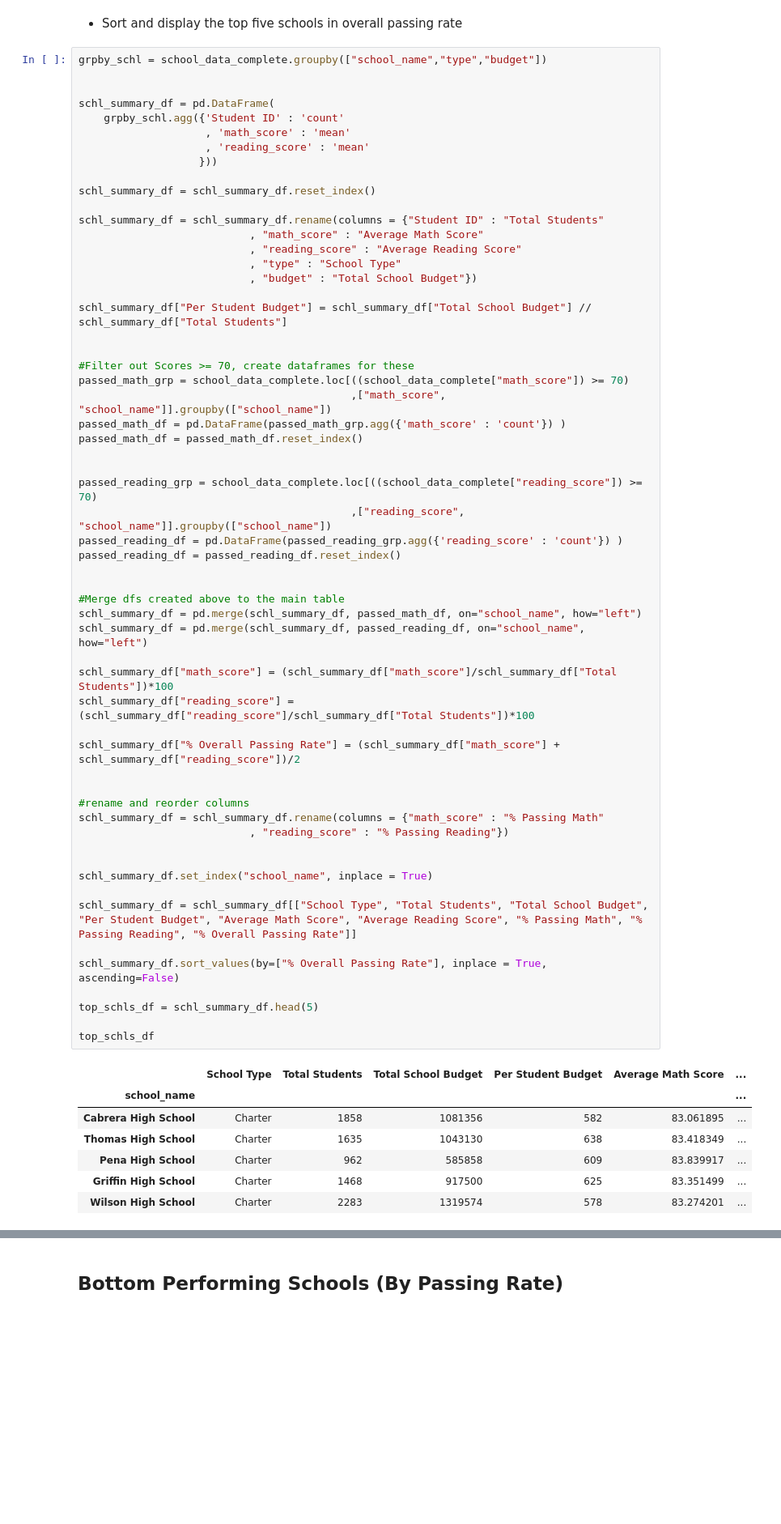
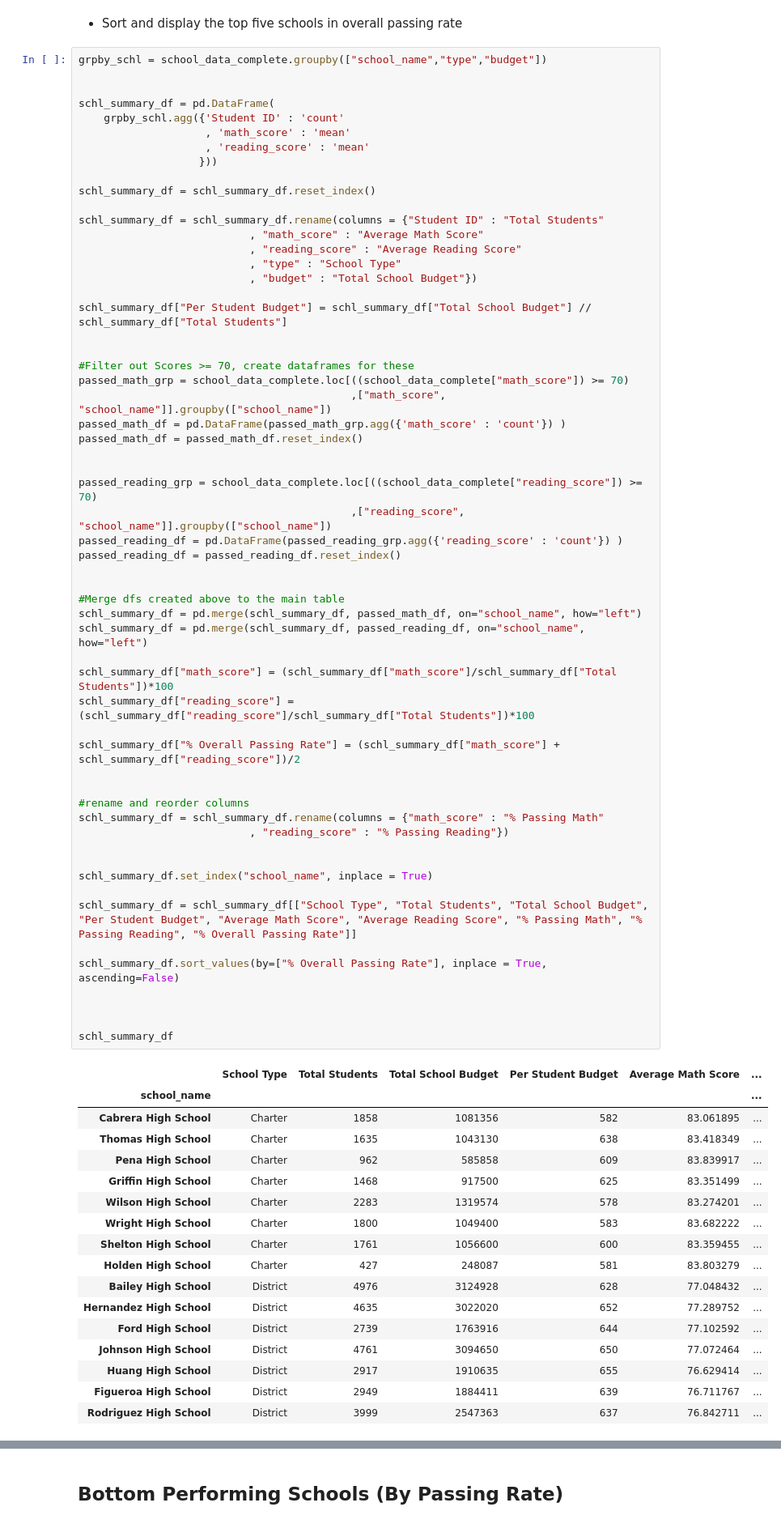
Before and after one commit to sishola/academy-of-py, a Jupyter notebook: PyCitySchools/PyCitySchools_starter.ipynb, the cells around one changed output, grey strips where cells are left out. Shown at 81% size. Cells and saved outputs as stored; diff of their text form; blank space fills up the shorter version.

```diff
--- a/PyCitySchools/PyCitySchools_starter.ipynb
+++ b/PyCitySchools/PyCitySchools_starter.ipynb
@@ -134,32 +134,42 @@ passed_reading_df = passed_reading_df.reset_index()
 #Merge dfs created above to the main table
 schl_summary_df = pd.merge(schl_summary_df, passed_math_df, on="school_name", how="left")
 schl_summary_df = pd.merge(schl_summary_df, passed_reading_df, on="school_name", how="left")
 
 schl_summary_df["math_score"] = (schl_summary_df["math_score"]/schl_summary_df["Total Students"])*100
 schl_summary_df["reading_score"] = (schl_summary_df["reading_score"]/schl_summary_df["Total Students"])*100
 
 schl_summary_df["% Overall Passing Rate"] = (schl_summary_df["math_score"] + schl_summary_df["reading_score"])/2
 
 
 #rename and reorder columns
 schl_summary_df = schl_summary_df.rename(columns = {"math_score" : "% Passing Math"
                            , "reading_score" : "% Passing Reading"})
 
 
 schl_summary_df.set_index("school_name", inplace = True)
 
 schl_summary_df = schl_summary_df[["School Type", "Total Students", "Total School Budget", "Per Student Budget", "Average Math Score", "Average Reading Score", "% Passing Math", "% Passing Reading", "% Overall Passing Rate"]]
 
 schl_summary_df.sort_values(by=["% Overall Passing Rate"], inplace = True, ascending=False)
 
-top_schls_df = schl_summary_df.head(5)
 
-top_schls_df
+
+schl_summary_df
 # %% [output]
 |  | School Type | Total Students | Total School Budget | Per Student Budget | Average Math Score | ... |
 | school_name |  |  |  |  |  | ... |
 | Cabrera High School | Charter | 1858 | 1081356 | 582 | 83.061895 | ... |
 | Thomas High School | Charter | 1635 | 1043130 | 638 | 83.418349 | ... |
 | Pena High School | Charter | 962 | 585858 | 609 | 83.839917 | ... |
 | Griffin High School | Charter | 1468 | 917500 | 625 | 83.351499 | ... |
 | Wilson High School | Charter | 2283 | 1319574 | 578 | 83.274201 | ... |
+| Wright High School | Charter | 1800 | 1049400 | 583 | 83.682222 | ... |
+| Shelton High School | Charter | 1761 | 1056600 | 600 | 83.359455 | ... |
+| Holden High School | Charter | 427 | 248087 | 581 | 83.803279 | ... |
+| Bailey High School | District | 4976 | 3124928 | 628 | 77.048432 | ... |
+| Hernandez High School | District | 4635 | 3022020 | 652 | 77.289752 | ... |
+| Ford High School | District | 2739 | 1763916 | 644 | 77.102592 | ... |
+| Johnson High School | District | 4761 | 3094650 | 650 | 77.072464 | ... |
+| Huang High School | District | 2917 | 1910635 | 655 | 76.629414 | ... |
+| Figueroa High School | District | 2949 | 1884411 | 639 | 76.711767 | ... |
+| Rodriguez High School | District | 3999 | 2547363 | 637 | 76.842711 | ... |
```
Also changed, not shown: parts of 4 cells of this notebook.
